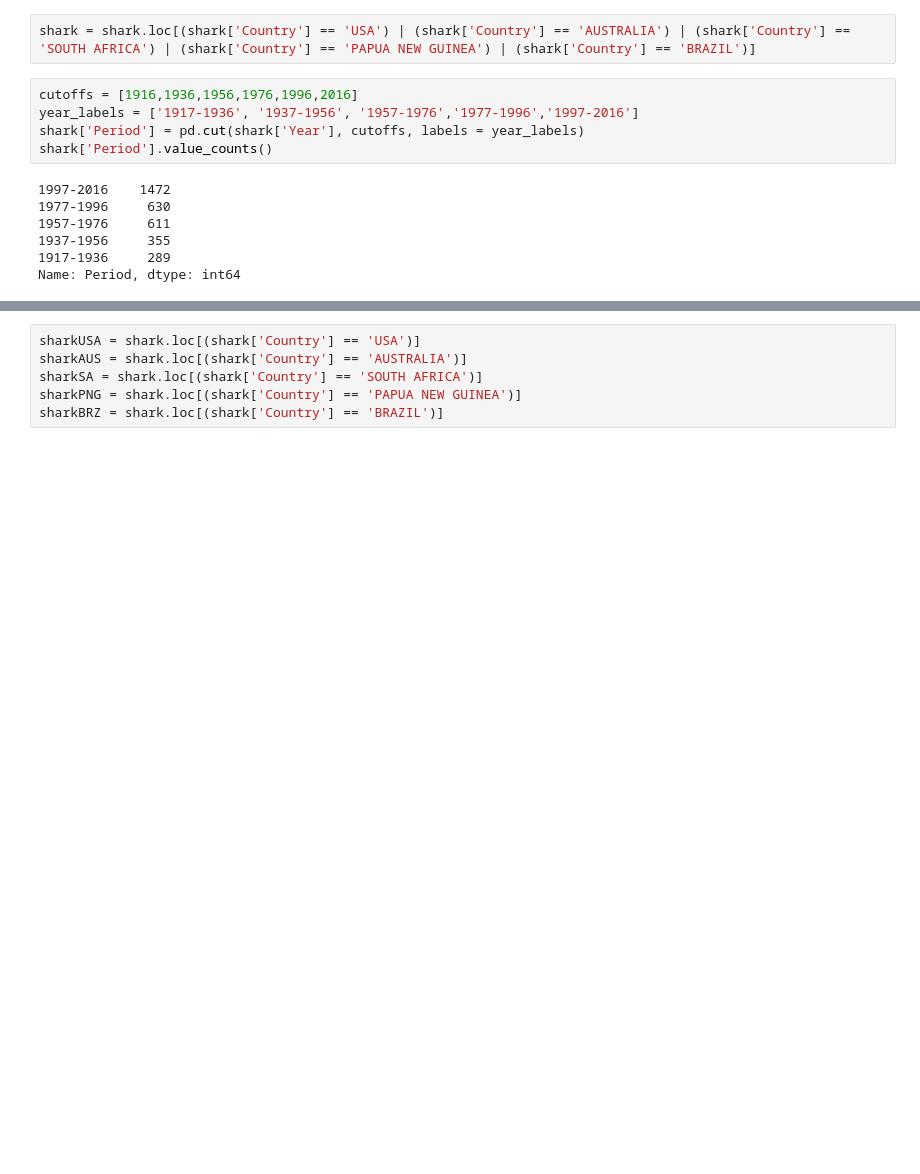
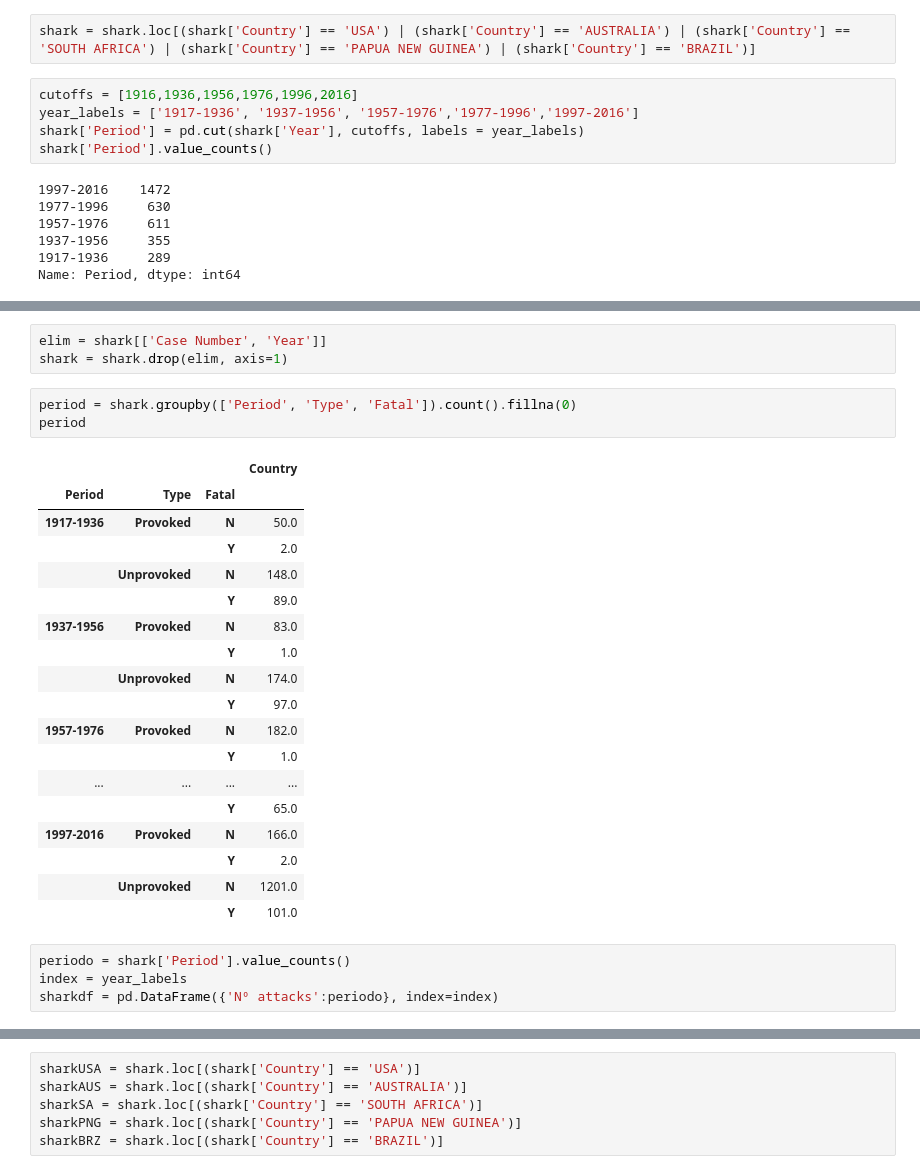
Before and after one commit to Jpereza24/Sharks-Attack, a Jupyter notebook: Sharks-Attack.ipynb, the cells around one changed output, grey strips where cells are left out. Drawn from its saved outputs; the diff is of its cells as text; blank space fills up the shorter version.

```diff
--- a/Sharks-Attack.ipynb
+++ b/Sharks-Attack.ipynb
@@ -184,0 +189,29 @@ Name: Period, dtype: int64
+# %%
+elim = shark[['Case Number', 'Year']]
+shark = shark.drop(elim, axis=1)
+# %%
+period = shark.groupby(['Period', 'Type', 'Fatal']).count().fillna(0)
+period
+# %% [output]
+|  |  |  | Country |
+| Period | Type | Fatal |  |
+| 1917-1936 | Provoked | N | 50.0 |
+|  |  | Y | 2.0 |
+|  | Unprovoked | N | 148.0 |
+|  |  | Y | 89.0 |
+| 1937-1956 | Provoked | N | 83.0 |
+|  |  | Y | 1.0 |
+|  | Unprovoked | N | 174.0 |
+|  |  | Y | 97.0 |
+| 1957-1976 | Provoked | N | 182.0 |
+|  |  | Y | 1.0 |
+| ... | ... | ... | ... |
+|  |  | Y | 65.0 |
+| 1997-2016 | Provoked | N | 166.0 |
+|  |  | Y | 2.0 |
+|  | Unprovoked | N | 1201.0 |
+|  |  | Y | 101.0 |
+# %%
+periodo = shark['Period'].value_counts()
+index = year_labels
+sharkdf = pd.DataFrame({'Nº attacks':periodo}, index=index)
```
Also changed, not shown: parts of 12 cells of this notebook.
